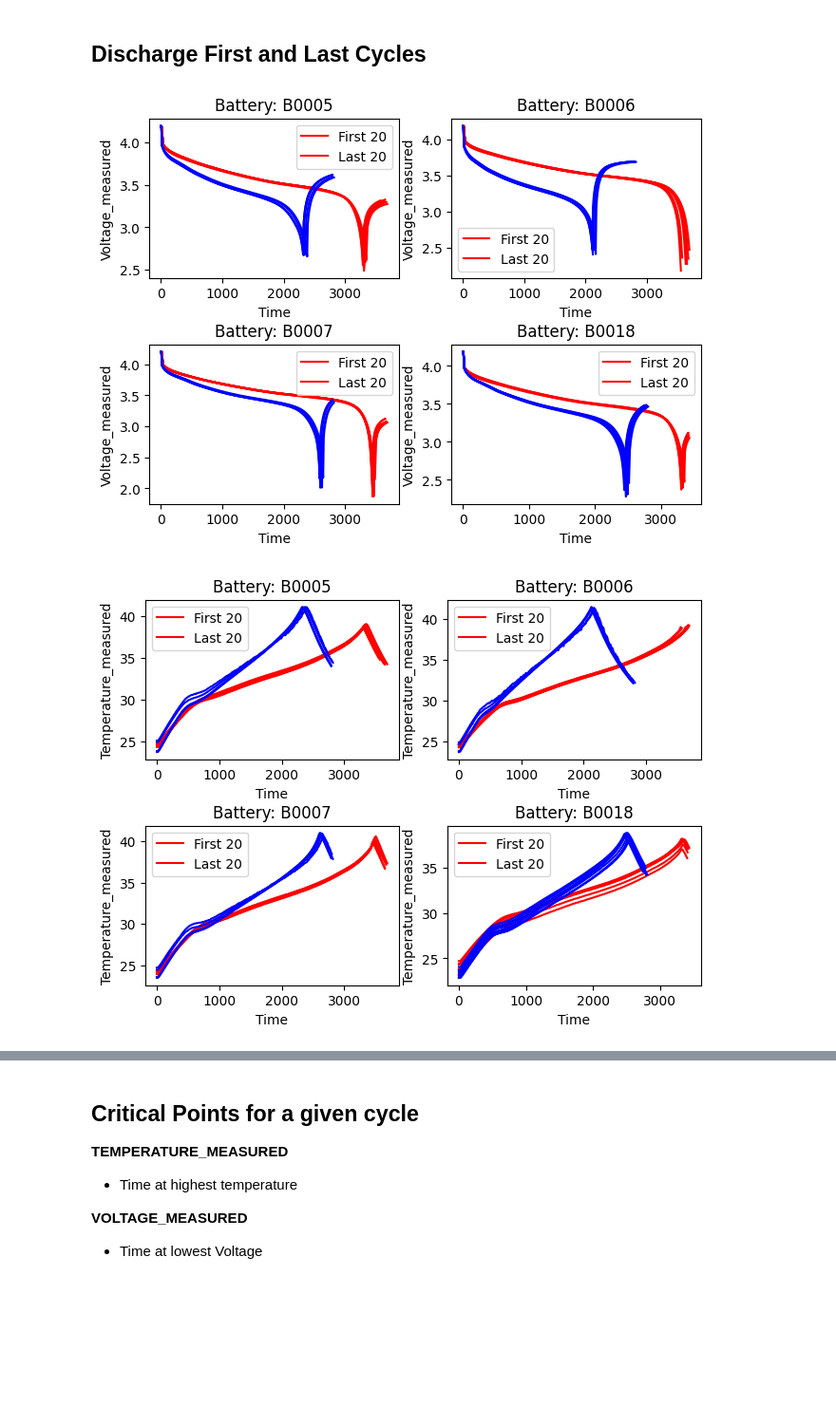
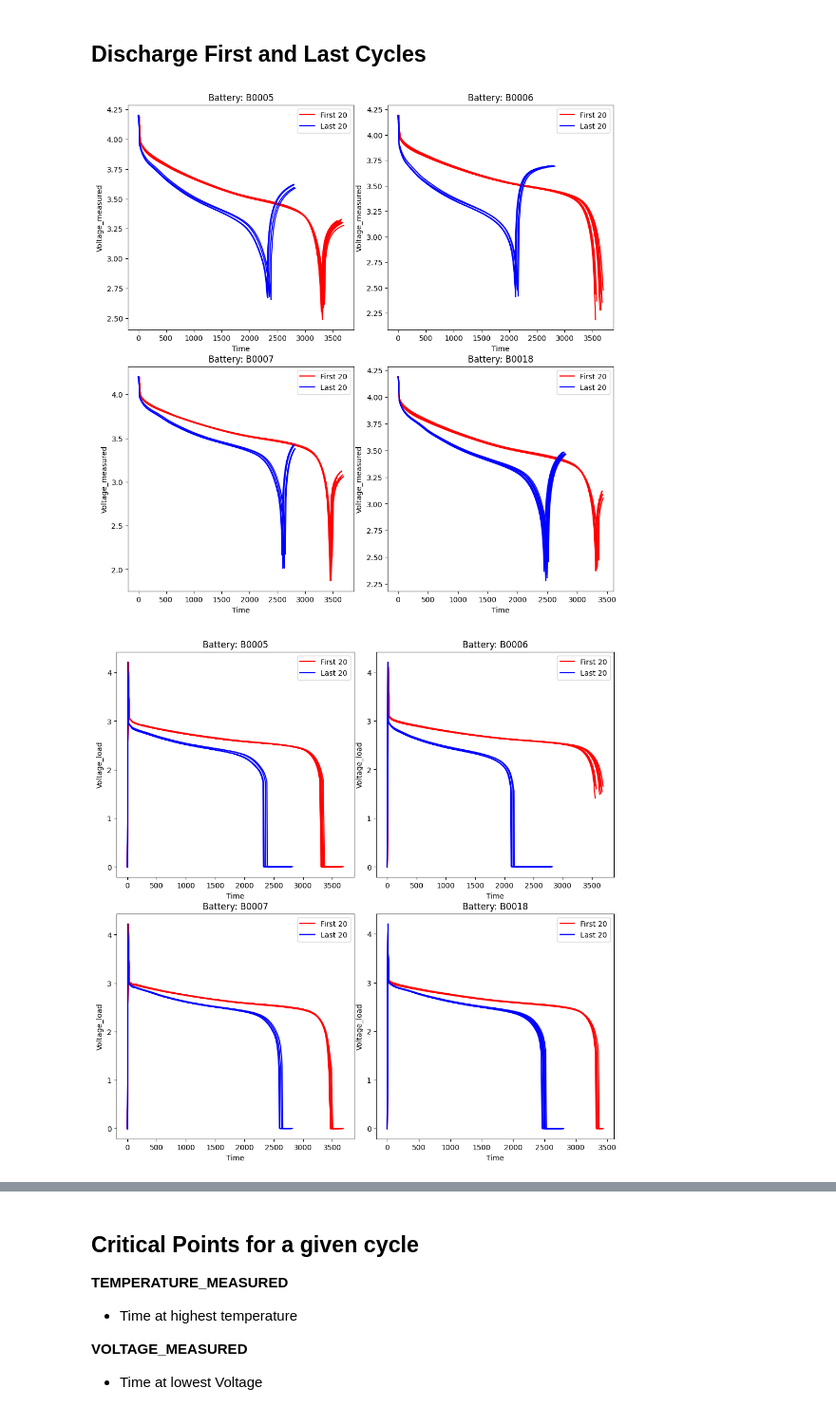
Before and after one commit to Shreeshabhat10/Battery-RUL-Predictor, a Jupyter notebook: our_proj.ipynb, the cells around one changed output, grey strips where cells are left out. Shown at 95% size. Saved outputs shown, nothing was run; the diff lists cells and outputs as text; code cells hidden in the pictures; blank space fills up the shorter version.

```diff
--- a/our_proj.ipynb
+++ b/our_proj.ipynb
@@ -124,36 +131,42 @@ for param in params:
 # %% [markdown]
 ## Discharge First and Last Cycles
 # %%
-params = ['Voltage_measured', 'Temperature_measured', 'Voltage_load']
+params = ['Voltage_measured', 'Voltage_load', 'Temperature_measured', 'Current_load', 'Current_measured']
 for p in params:
 
     # Printing first 20 cycles
-    fig, axs = plt.subplots((len(bs) + 1) // 2, 2)
+    fig, axs = plt.subplots((len(bs) + 1) // 2, 2, figsize=(10, 10))
     param = p
     for i in range(len(bs)):
         for j in range(20):
             if types[i][j] == 'discharge':
                 if i % 2 == 0:
                     axs[i // 2, 0].plot(datas[i][j]['Time'][0][0][0], datas[i][j][param][0][0][0], '-r')
                     axs[i // 2, 0].set_title(f'Battery: {bs[i]}')
                 else:
                     axs[i // 2, 1].plot(datas[i][j]['Time'][0][0][0], datas[i][j][param][0][0][0], '-r')
                     axs[i // 2, 1].set_title(f'Battery: {bs[i]}')
+
+    # Last 20 cycles
     for i in range(len(bs)):
         for j in range(datas[i].size - 20, datas[i].size):
             if types[i][j] == 'discharge':
                 if i % 2 == 0:
                     axs[i // 2, 0].plot(datas[i][j]['Time'][0][0][0], datas[i][j][param][0][0][0], '-b')
                     axs[i // 2, 0].set_title(f'Battery: {bs[i]}')
                 else:
                     axs[i // 2, 1].plot(datas[i][j]['Time'][0][0][0], datas[i][j][param][0][0][0], '-b')
                     axs[i // 2, 1].set_title(f'Battery: {bs[i]}')
 
+    # Adding dummy plots for legend
     for ax in axs.flat:
-        ax.set(ylabel = param, xlabel = 'Time')
-        ax.legend(['First 20', 'Last 20'])
-        leg = ax.get_legend()
-    fig.tight_layout(pad = 0.3)
+        ax.set(ylabel=param, xlabel='Time')
+        ax.plot([], [], '-r', label='First 20')
+        ax.plot([], [], '-b', label='Last 20')
+        ax.legend()
+
+    fig.tight_layout(pad=0.3)
+    plt.show()
 # %% [output]
-[figure, old version]
+[figure, new version]
-[figure, old version]
+[figure, new version]
```
Also changed, not shown: parts of 13 cells of this notebook.
